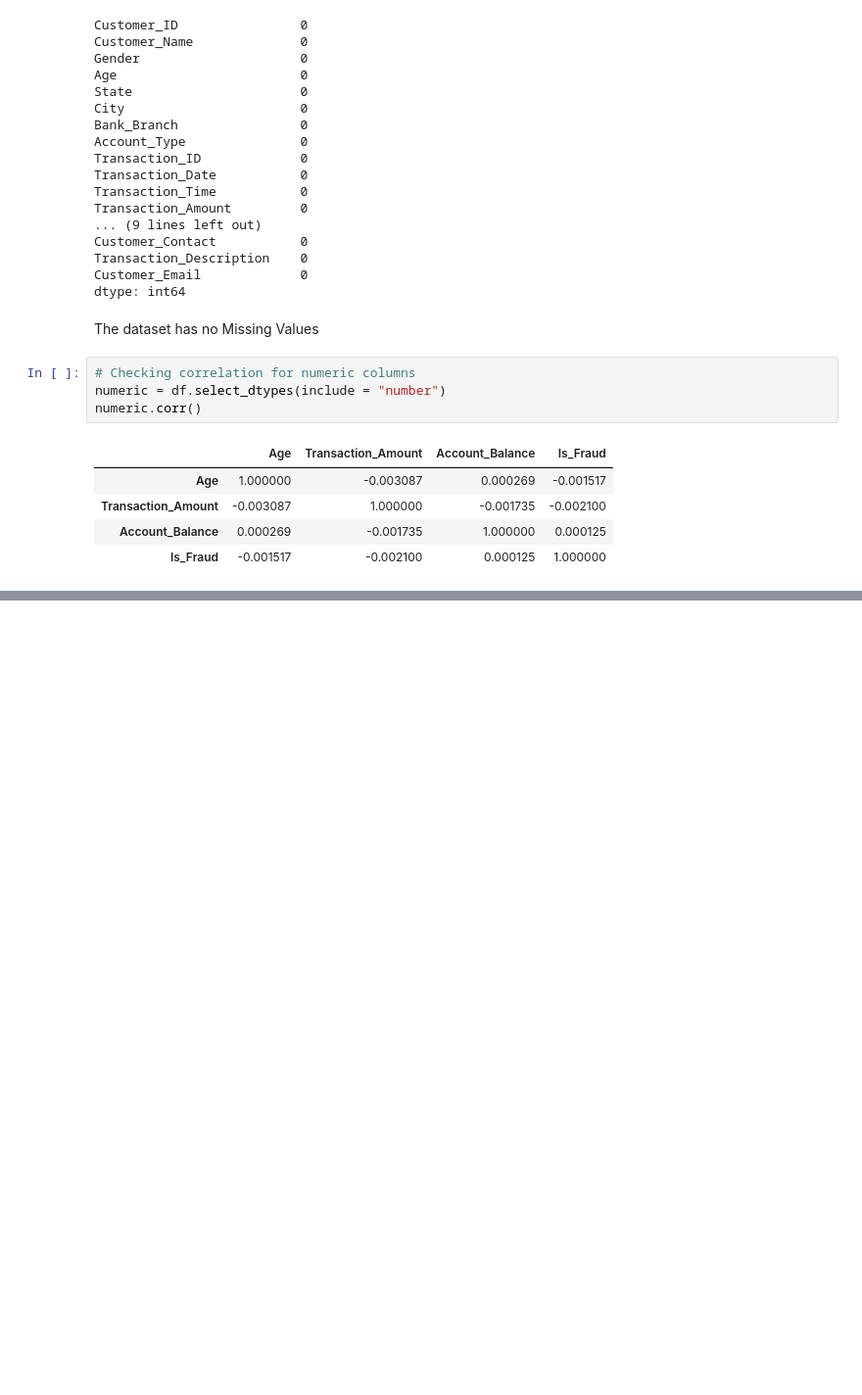
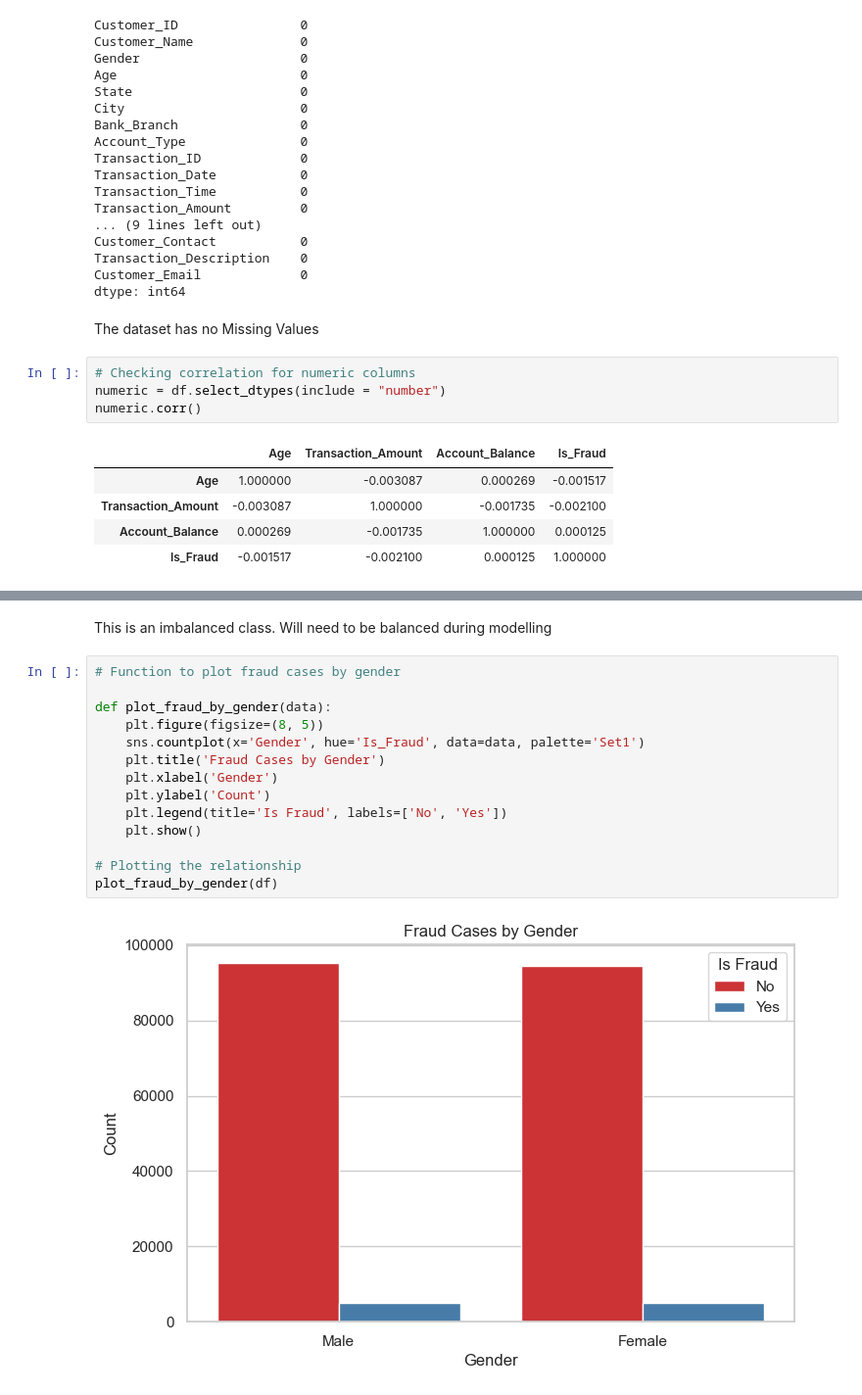
Before and after one commit to gkipkirui1/DSF-PT08P5-GROUP4-CAPSTONE-PROJECT, a Jupyter notebook: James.ipynb, the cells around one changed output, grey strips where cells are left out. Shown at 98% size. Saved outputs shown, nothing was run; the diff lists cells and outputs as text; blank space fills up the shorter version.

```diff
--- a/James.ipynb
+++ b/James.ipynb
@@ -169,0 +207,18 @@ numeric.corr()
+# %% [markdown]
+This is an imbalanced class. Will need to be balanced during modelling
+# %%
+# Function to plot fraud cases by gender
+
+def plot_fraud_by_gender(data):
+    plt.figure(figsize=(8, 5))
+    sns.countplot(x='Gender', hue='Is_Fraud', data=data, palette='Set1')
+    plt.title('Fraud Cases by Gender')
+    plt.xlabel('Gender')
+    plt.ylabel('Count')
+    plt.legend(title='Is Fraud', labels=['No', 'Yes'])
+    plt.show()
+
+# Plotting the relationship
+plot_fraud_by_gender(df)
+# %% [output]
+[figure, added]
```
Also changed, not shown: parts of 7 cells of this notebook.
